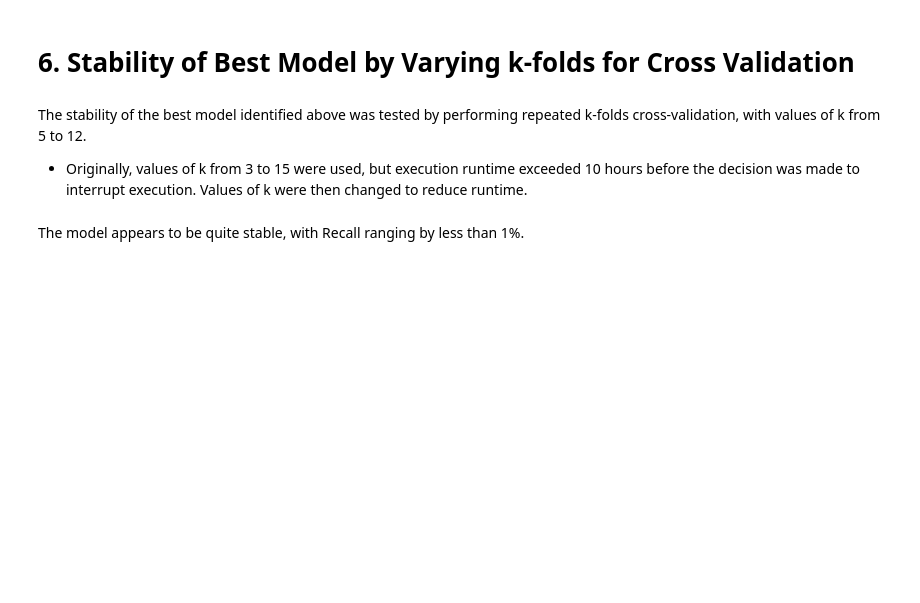
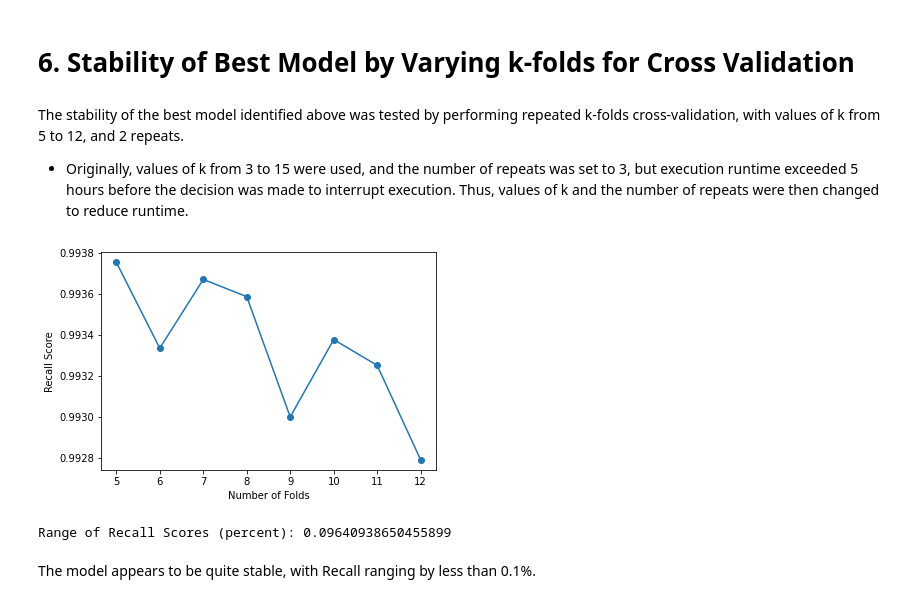
Before and after one commit to YinYinTan/CIND820FinalProject, a Jupyter notebook: 5_SVM_Classification_Models.ipynb, the cells around one changed output. Drawn from its saved outputs; the diff is of its cells as text; code cells hidden in the pictures; blank space fills up the shorter version.

```diff
--- a/5_SVM_Classification_Models.ipynb
+++ b/5_SVM_Classification_Models.ipynb
@@ -336,8 +338,8 @@ comparison
 # %% [markdown]
 # 6. Stability of Best Model by Varying k-folds for Cross Validation
 # %% [markdown]
-The stability of the best model identified above was tested by performing repeated k-folds cross-validation, with values of k from 5 to 12.
-*   Originally, values of k from 3 to 15 were used, but execution runtime exceeded 10 hours before the decision was made to interrupt execution. Values of k were then changed to reduce runtime.
+The stability of the best model identified above was tested by performing repeated k-folds cross-validation, with values of k from 5 to 12, and 2 repeats.
+*   Originally, values of k from 3 to 15 were used, and the number of repeats was set to 3, but execution runtime exceeded 5 hours before the decision was made to interrupt execution. Thus, values of k and the number of repeats were then changed to reduce runtime.
 # %%
 X = df.drop(['Worse_MH'],axis=1)
 y = df['Worse_MH']
@@ -345,38 +347,41 @@ y = df['Worse_MH']
 recall_test = []
 
 for k in range(5, 13):
-  #Set cross-validation to k-folds, repeated 3 times
-  repeats = 3
-  rkf = RepeatedStratifiedKFold(n_splits=k, n_repeats=3, random_state=888)
+  #Set cross-validation to k-folds, repeated 2 times
+  repeats = 2
+  rkf = RepeatedStratifiedKFold(n_splits=k, n_repeats=repeats)
 
   #Best SVM classification model identified in section 5, 'SVM All Features - Tuned'
-  model = svm.SVC(C=1, gamma=1, random_state=888)
+  model = svm.SVC(C=1, gamma=1)
 
   #Performance metrics
   recall = 0
 
   for train_index, test_index in rkf.split(X, y):
     X_train, X_test = X.iloc[train_index], X.iloc[test_index]
     y_train, y_test = y.iloc[train_index], y.iloc[test_index]
 
     #Apply Synthetic Minority Oversampling Technique (SMOTE) to training set to correct class imbalance
-    smote = SMOTE(random_state = 888)
+    smote = SMOTE()
     X_train, y_train = smote.fit_resample(X_train, y_train)
 
     model.fit(X_train, y_train)
     y_pred=model.predict(X_test)
 
     recall = recall + metrics.recall_score(y_test, y_pred)
 
   #Calculate average recall, append to list
   recall_test.append(recall/(k*repeats))
 
-#Plot recall scores against number of features used
+#Plot recall scores against number of folds used
 plt.plot(range(5, 13), recall_test, marker='o')
 plt.ylabel('Recall Score')
 plt.xlabel('Number of Folds')
 plt.show()
 
 print("Range of Recall Scores (percent):", (max(recall_test)-min(recall_test))*100)
+# %% [output]
+[figure, added]
+Range of Recall Scores (percent): 0.09640938650455899
 # %% [markdown]
-The model appears to be quite stable, with Recall ranging by less than 1%.
+The model appears to be quite stable, with Recall ranging by less than 0.1%.
```
Also changed, not shown: parts of 10 cells of this notebook.
